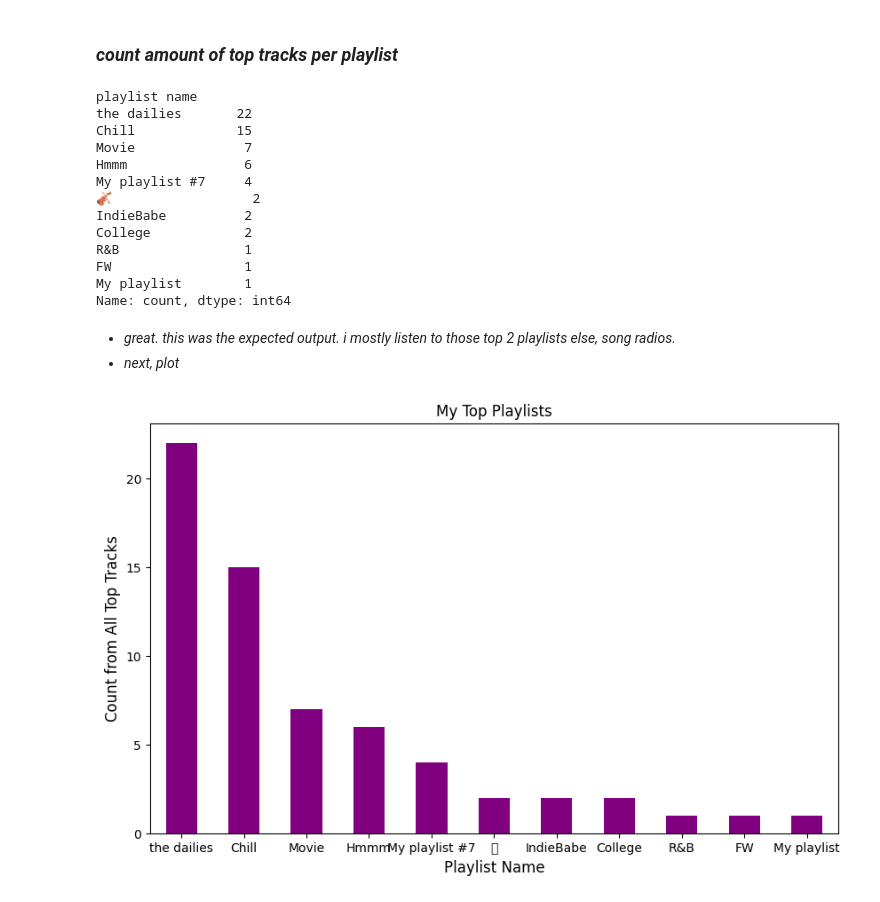
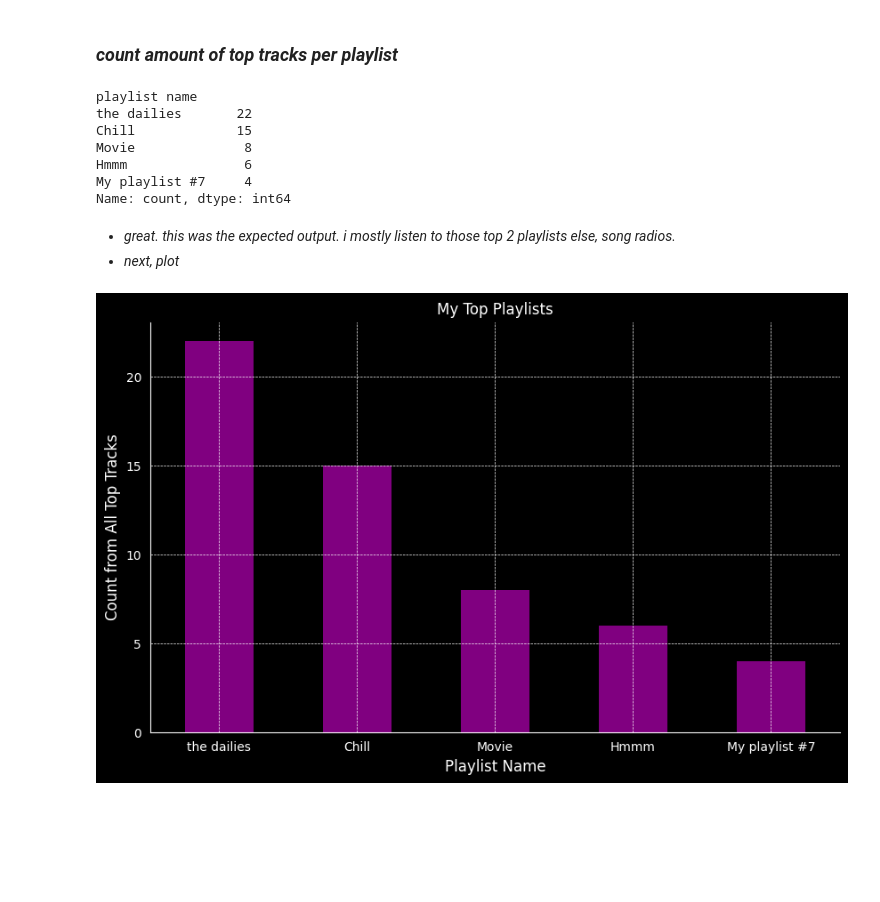
Before and after one commit to aaronAlien/Exploring-Spotify, a Jupyter notebook: spotify_listening.ipynb, the cells around one changed output. Drawn from its saved outputs; the diff is of its cells as text; code cells hidden in the pictures; blank space fills up the shorter version.

```diff
--- a/spotify_listening.ipynb
+++ b/spotify_listening.ipynb
@@ -311,6 +315,13 @@ all_top_tracks = pd.concat([my_tracks_df, my_tracks_med_df, my_tracks_long_df]).
 # %%
 
 all_top_tracks['release'] = all_top_tracks['release'].apply(date_clean)
+# %%
+# cobvert duration to secs
+all_top_tracks['duration ms'] = all_top_tracks['duration ms'] // 1000
+# add duration in mins and secs
+all_top_tracks['duration mm:ss'] = all_top_tracks['duration ms'].apply(lambda x: f'{int(x // 60):02}:{int(x % 60):02}')
+# %%
+all_top_tracks.rename(columns={'duration ms': 'duration secs'}, inplace=True)
 # %%
 all_top_tracks.head()
 # %% [output]
@@ -323,14 +367,17 @@ all_top_tracks.head()
 # %%
 # get decades
-all_top_tracks['decade'] = (all_top_tracks['release'] // 10 * 10).astype(str) + "s"
+all_top_tracks['decade'] = (all_top_tracks['release'] // 10 * 10).astype(str) + "'s"
 
 #count
 decade_counts = all_top_tracks['decade'].value_counts().sort_index()
 
-plt.figure(figsize=(8, 8))
-plt.pie(decade_counts, labels=decade_counts.index, autopct='%1.1f%%', colors=plt.cm.Dark2.colors)
+colors = plt.cm.plasma(np.linspace(0, 1, len(decade_counts)))
 
-plt.title('My Top Tracks by Decade', fontsize=14)
+plt.figure(figsize=(8, 8), facecolor='black')
+plt.pie(decade_counts, labels=decade_counts.index, autopct='%1.1f%%', colors=colors, textprops={'color': 'white'})
+
+
+plt.title('My Top Tracks by Decade', fontsize=14, color='white')
 
 plt.show()
 # %% [output]
@@ -513,20 +560,16 @@ track_playlist_matches.drop(columns=['popularity', 'album', 'release'], axis=1)
 # %%
 top_playlists = track_playlist_matches['playlist name'].value_counts()
 
+top_playlists = top_playlists[top_playlists > 2]
+
 top_playlists
 # %% [output]
 playlist name
 the dailies       22
 Chill             15
-Movie              7
+Movie              8
 Hmmm               6
 My playlist #7     4
-🎻                  2
-IndieBabe          2
-College            2
-R&B                1
-FW                 1
-My playlist        1
 Name: count, dtype: int64
 # %% [markdown]
 * _great. this was the expected output. i mostly listen to those top 2 playlists else, song radios._
@@ -534,15 +577,22 @@ Name: count, dtype: int64
 # %%
 # my most listened to playlists from all_top_tracks count
 
-plt.figure(figsize=(10, 6))
+plt.figure(figsize=(10, 6), facecolor='black')
 top_playlists.plot(kind='bar', color='purple')
 
-plt.title('My Top Playlists')
-plt.xlabel('Playlist Name', fontsize=12)
-plt.ylabel('Count from All Top Tracks', fontsize=12)
+ax = plt.gca()
 
-plt.xticks(rotation=0, ha='center', fontsize=10)
+ax.set_facecolor("black")
+ax.spines['left'].set_color('white')
+ax.spines['bottom'].set_color('white')
 
+plt.title('My Top Playlists', color='white')
+plt.xlabel('Playlist Name', fontsize=12, color='white')
+plt.ylabel('Count from All Top Tracks', fontsize=12, color='white')
+
+plt.xticks(rotation=0, ha='center', fontsize=10, color='white')
+plt.yticks(fontsize=10, color='white')
+plt.grid(color='white', linestyle='--', linewidth=0.5)
 plt.show()
 # %% [output]
-[figure, old version]
+[figure, new version]
```
Also changed, not shown: parts of 20 cells of this notebook, 10 other files.
